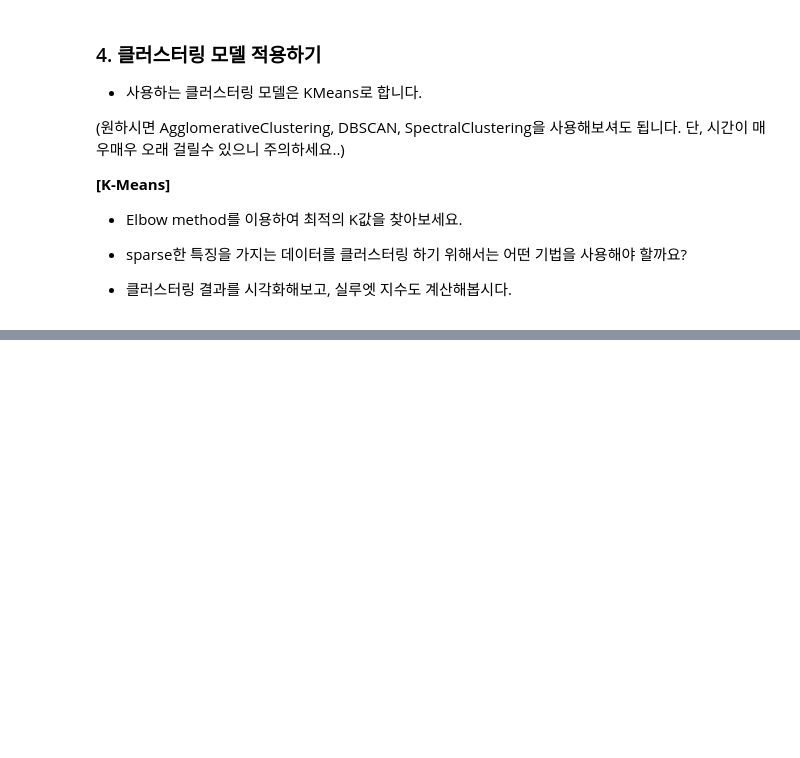
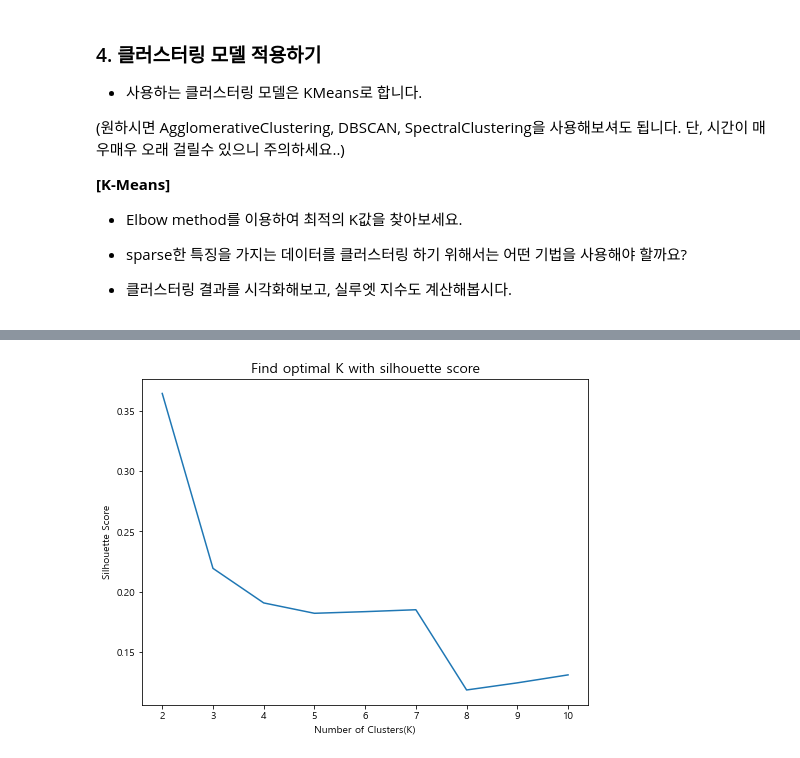
Before and after one commit to LEEHM97/machine-learning-exercises, a Jupyter notebook: 4.쇼핑몰 사용자 고객 세분화/쇼핑몰 사용자 고객 세분화.ipynb, the cells around one changed output, grey strips where cells are left out. Saved outputs shown, nothing was run; the diff lists cells and outputs as text; code cells hidden in the pictures; blank space fills up the shorter version.

```diff
--- a/4.쇼핑몰 사용자 고객 세분화/쇼핑몰 사용자 고객 세분화.ipynb
+++ b/4.쇼핑몰 사용자 고객 세분화/쇼핑몰 사용자 고객 세분화.ipynb
@@ -167,11 +253,15 @@ plt.show()
 # %%
 # Silhouette score : 같은 클러스터에 속하는 데이터중 가장 먼 데이터와의 거리와 다른 클러스터에 속하는 데이터 중 가장 가까운 데이터와의 거리 비율을 계산한 지표. [-1, 1]
 # Reference : https://en.wikipedia.org/wiki/Silhouette_(clustering)
+
+## K기준으로 4가 Best, 실루엣 score기준으로 2가 Best
 
 plt.figure(figsize=(8, 6))
 plt.title("Find optimal K with silhouette score", fontsize=14)
 plt.xlabel("Number of Clusters(K)", fontsize=10)
 plt.ylabel("Silhouette Score", fontsize=10)
-plt.plot(range(2, 21), silhouettes)
+plt.plot(range(2, 11), silhouettes)
 plt.show()
+# %% [output]
+[figure, added]
 # %%
```
Also changed, not shown: parts of 25 cells of this notebook.
